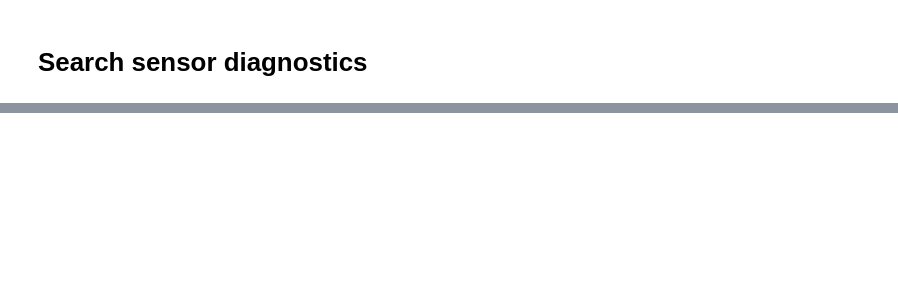
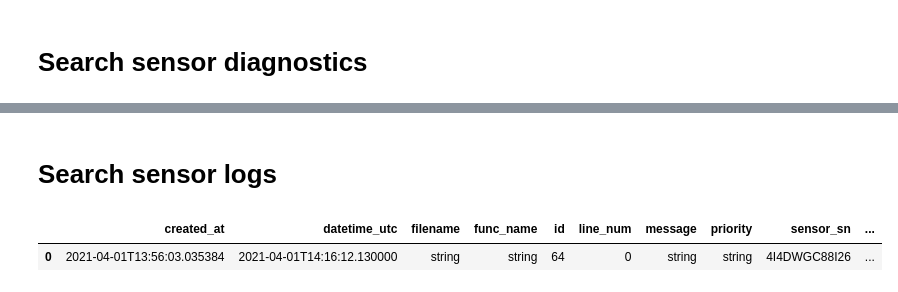
Before and after one commit to drewmee/py-roboat-enviro, a Jupyter notebook: docs/tutorials/notebooks/demo.ipynb, the cells around one changed output, grey strips where cells are left out. Cells and saved outputs as stored; diff of their text form; code cells hidden in the pictures; blank space fills up the shorter version.

```diff
--- a/docs/tutorials/notebooks/demo.ipynb
+++ b/docs/tutorials/notebooks/demo.ipynb
@@ -77,0 +97,12 @@ response.json()
+# %% [markdown]
+# Search sensor logs
+# %%
+filters = [{"field": "sensor_sn", "op": "=", "value": demo_sensor_sn}]
+filters = json.dumps(filters)
+response = api_client.search_sensor_logs(filters)
+sensor_logs_df = pd.DataFrame(response.json())
+#sensor_logs_df.set_index("datetime_utc", inplace=True)
+sensor_logs_df
+# %% [output]
+|  | created_at | datetime_utc | filename | func_name | id | line_num | message | priority | sensor_sn | ... |
+| 0 | 2021-04-01T13:56:03.035384 | 2021-04-01T14:16:12.130000 | string | string | 64 | 0 | string | string | 4I4DWGC88I26 | ... |
```
Also changed, not shown: parts of 13 cells of this notebook, 7 other files.
